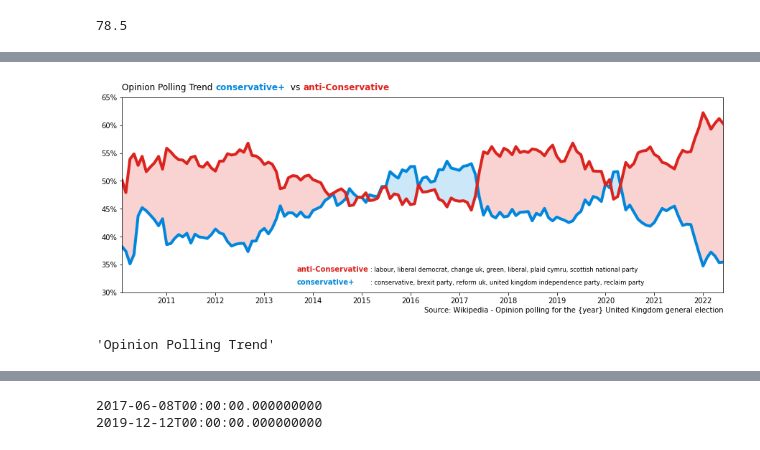
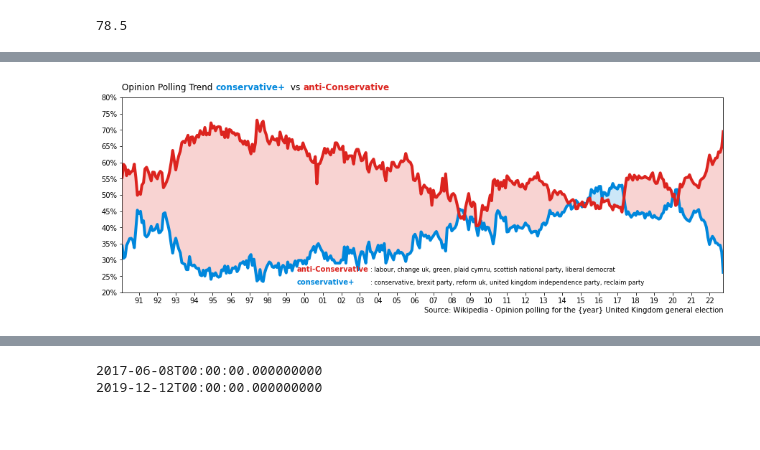
Before and after one commit to AndyLawton/uk_general_election_polls, a Jupyter notebook: main.ipynb, the cells around one changed output, grey strips where cells are left out. Drawn from its saved outputs; the diff is of its cells as text; code cells hidden in the pictures.

```diff
--- a/main.ipynb
+++ b/main.ipynb
@@ -270,7 +662,7 @@ for party in major_parties:
 #current_average.loc['Polling Average', 'lead'] = f'{lead_party:.3s}+{max_vote_share - second_vote_share:.1f}%'
 current_average.loc['Polling Average', 'lead_value'] = max_vote_share - second_vote_share
 # %%
-one_year_polls['poll_month'] = one_year_polls['date_concluded'].apply(lambda x: x.replace(day=1))
+one_year_polls['poll_month'] = one_year_polls[reporting_date].apply(lambda x: x.replace(day=1))
 # %%
 pollster_monthly_summary = one_year_polls.groupby(['poll_month', 'pollster'])[major_parties].agg(['mean', 'count'])
 pollster_monthly_summary.columns = [x if i == 0 else f'count{major_parties.index(x)}' for x in major_parties for i in
@@ -435,10 +833,10 @@ def polls_to_html(dataframe, title, highlight_party_columns=True, precision=0):
                   )
     return df_as_html
 # %%
-display_columns = ['date_concluded', 'pollster', 'conservative', 'labour', 'liberal_democrat', 'lead_value']
+display_columns = [reporting_date, 'pollster', 'conservative', 'labour', 'liberal_democrat', 'lead_value']
 top_25_html = polls_to_html(all_polls[display_columns][0:25], title='Last 25 Polls')
 # %%
-display_columns = ['pollster', 'date_concluded', 'poll_weight', 'conservative', 'labour', 'liberal_democrat',
+display_columns = ['pollster', reporting_date, 'poll_weight', 'conservative', 'labour', 'liberal_democrat',
                    'lead_value']
 df = pollsters_latest.sort_values(by='poll_weight', ascending=False)[display_columns]
 pollsters_recent = polls_to_html(df, title='Latest Polls', highlight_party_columns=False)
@@ -482,13 +880,14 @@ ax = plt.gca()
 for party in major_parties[:2]:
     plt.plot_date(
         x=monthly_summary.index[1:],
-        y= monthly_summary[party][1:],
+        y=monthly_summary[party][1:],
         fmt='-',
         color=party_colors[party],
         linewidth=4)
 
-    ax.fill_between(monthly_summary.index[1:], monthly_summary[party][1:], monthly_summary[major_parties[:2]].min(axis=1)[1:], color=party_colors[party], alpha=0.2)
-ax.set_yticks(arange(30, 46, 5), minor=False)
+    ax.fill_between(monthly_summary.index[1:], monthly_summary[party][1:],
+                    monthly_summary[major_parties[:2]].min(axis=1)[1:], color=party_colors[party], alpha=0.2)
+ax.set_yticks(arange(25, 51, 5), minor=False)
 major_locator = plt.matplotlib.dates.DayLocator([1])
 major_fmt = plt.matplotlib.dates.DateFormatter('%b-%y')
 
@@ -502,5 +901,5 @@ plt.title(plot_title)
 
 source = 'Source: Wikipedia - Opinion polling for the next United Kingdom general election'
 plt.annotate(source, (1, 0), (0, -20), xycoords='axes fraction', textcoords='offset points', va='top', ha='right')
-fig.savefig('html_outputs/monthly_trend.png', bbox_inches = 'tight', pad_inches = 0.2)
+fig.savefig('html_outputs/monthly_trend.png', bbox_inches='tight', pad_inches=0.2)
 # %% [output]
@@ -551,28 +1049,30 @@ NameError: name 'two_group_monthly' is not defined
 # %%
 group_colours = {'conservative+': '#0087DC',
- 'anti-Conservative': '#DC241F',
- }
+                 'anti-Conservative': '#DC241F',
+                 }
 groups = list(group_colours.keys())
 
 # group_parties = {'conservative+': ['conservative', 'brexit_party', 'reform_uk','united_kingdom_independence_party', 'reclaim_party'],
 #  'anti-Conservative': ['labour', 'liberal_democrat', 'alliance', 'change_uk', 'green', 'liberal', 'plaid_cymru', 'scottish_national_party', 'social_democratic_party'],
 #  }
 
-group_parties = {'conservative+': ['conservative', 'brexit_party', 'reform_uk','united_kingdom_independence_party', 'reclaim_party'],
- 'anti-Conservative': ['labour', 'liberal_democrat', 'change_uk', 'green', 'liberal', 'plaid_cymru', 'scottish_national_party'],
- }
+group_parties = {'conservative+': ['conservative', 'brexit_party', 'reform_uk', 'united_kingdom_independence_party',
+                                   'reclaim_party'],
+                 'anti-Conservative': ['labour', 'change_uk', 'green', 'plaid_cymru', 'scottish_national_party',
+                                       'liberal_democrat'],
+                 }
 
-two_group_polls = all_polls[all_polls.date_concluded>=datetime.datetime(2010,1,1)].copy()
+two_group_polls = all_polls[all_polls[reporting_date] >= datetime.datetime(1990, 1, 1)].copy()
 
 for group, parties in group_parties.items():
-    two_group_polls[group]=two_group_polls[parties].sum(axis=1)
+    two_group_polls[group] = two_group_polls[parties].sum(axis=1)
     two_group_polls.drop(
-        columns = parties,
+        columns=parties,
         inplace=True,
     )
 
-two_group_polls['poll_month'] = two_group_polls['date_concluded'].apply(lambda x: x.replace(day=1))
-two_group_polls = two_group_polls[['date_concluded', 'pollster', 'poll_month']+ groups]
+two_group_polls['poll_month'] = two_group_polls[reporting_date].apply(lambda x: x.replace(day=1))
+two_group_polls = two_group_polls[[reporting_date, 'pollster', 'poll_month'] + groups]
 
 two_group_monthly = two_group_polls.groupby(['poll_month', 'pollster'])[groups].agg(['mean', 'count'])
 two_group_monthly.columns = [x if i == 0 else f'count{groups.index(x)}' for x in groups for i in range(0, 2)]
@@ -587,7 +1087,6 @@ two_group_monthly_summary.columns = groups + ['pollster_count', 'poll_count']
 import matplotlib.pyplot as plt
 from numpy import arange
 
-
 fig = plt.figure(figsize=(15, 5))
 fig.set_facecolor('white')
 ax = plt.gca()
@@ -595,55 +1094,52 @@ ax = plt.gca()
 for group in groups:
     plt.plot_date(
         x=two_group_monthly_summary.index[1:],
-        y= two_group_monthly_summary[group][1:],
+        y=two_group_monthly_summary[group][1:],
         fmt='-',
         color=group_colours[group],
         linewidth=4)
 
-    ax.fill_between(two_group_monthly_summary.index[1:], two_group_monthly_summary[group][1:], two_group_monthly_summary[groups[:2]].min(axis=1)[1:], color=group_colours[group], alpha=0.2)
-ax.set_yticks(arange(30, 66, 5), minor=False)
+    ax.fill_between(two_group_monthly_summary.index[1:], two_group_monthly_summary[group][1:],
+                    two_group_monthly_summary[groups[:2]].min(axis=1)[1:], color=group_colours[group], alpha=0.2)
+ax.set_yticks(arange(20, 81, 5), minor=False)
 # major_locator = plt.matplotlib.dates.DayLocator([1])
 # major_fmt = plt.matplotlib.dates.DateFormatter('%b-%y')
 
 major_locator = plt.matplotlib.dates.MonthLocator([1])
-major_fmt = plt.matplotlib.dates.DateFormatter("%Y")
+major_fmt = plt.matplotlib.dates.DateFormatter("%y")
 
 ax.xaxis.set_major_locator(major_locator)
 ax.xaxis.set_major_formatter(major_fmt)
 
-ax.set_xlim([two_group_monthly_summary.index[1],two_group_monthly_summary.index[-1]])
+ax.set_xlim([two_group_monthly_summary.index[1], two_group_monthly_summary.index[-1]])
 
 ax.yaxis.set_major_formatter(plt.matplotlib.ticker.FuncFormatter(lambda x, p: f'{x/100:.0%}'))
 
 titleOffset = 0.125
 renderer = fig.canvas.get_renderer()
-figwidth= ax.get_window_extent().width/0.8
+figwidth = ax.get_window_extent().width/0.8
 
-
-group_parts = [[f"{group}", group_colours[group],'bold'] for group in groups]
-titleparts = [['Opinion Polling Trend','k','book']] + [a for b in [[x, [" vs ",'k','regular']] for x in group_parts] for a in b][:-1]
+group_parts = [[f"{group}", group_colours[group], 'bold'] for group in groups]
+titleparts = [['Opinion Polling Trend', 'k', 'book']] + [a for b in [[x, [" vs ", 'k', 'regular']] for x in group_parts]
+                                                         for a in b][:-1]
 
 for part in titleparts:
-    txt = fig.text(titleOffset, 0.9,part[0], ha="left", va="bottom", size="large",color=part[1],weight=part[2])
+    txt = fig.text(titleOffset, 0.9, part[0], ha="left", va="bottom", size="large", color=part[1], weight=part[2])
     titleOffset += (txt.get_window_extent(renderer=renderer).width/figwidth)
 
 # plot_title = 'Opinion Polling Trend'
 # plt.title(plot_title)
 
 source = 'Source: Wikipedia - Opinion polling for the {year} United Kingdom general election'
 plt.annotate(source, (1, 0), (0, -20), xycoords='axes fraction', textcoords='offset points', va='top', ha='right')
 
-
 titleOffset = 0.15
 for group, parties in group_parties.items():
     colour = group_colours[group]
-    txt = fig.text(0.35, titleOffset, group, ha="left", va="bottom", size="medium",color=colour,weight='bold')
-    txt = fig.text(0.445, titleOffset, ': '+', '.join(parties).replace('_',' '), ha="left", va="bottom", size="small",color='k',weight='regular')
+    fig.text(0.35, titleOffset, group, ha="left", va="bottom", size="medium", color=colour, weight='bold')
+    fig.text(0.445, titleOffset, ': ' + ', '.join(parties).replace('_', ' '), ha="left", va="bottom", size="small",
+             color='k', weight='regular')
     titleOffset += 0.05
 #fig.savefig('html_outputs/monthly_trend.png', bbox_inches = 'tight', pad_inches = 0.2)
 # %% [output]
-[figure, old version]
+[figure, new version]
-# %%
-part
-# %% [output]
-'Opinion Polling Trend'
```
Also changed, not shown: parts of 89 cells of this notebook, 11 other files.
